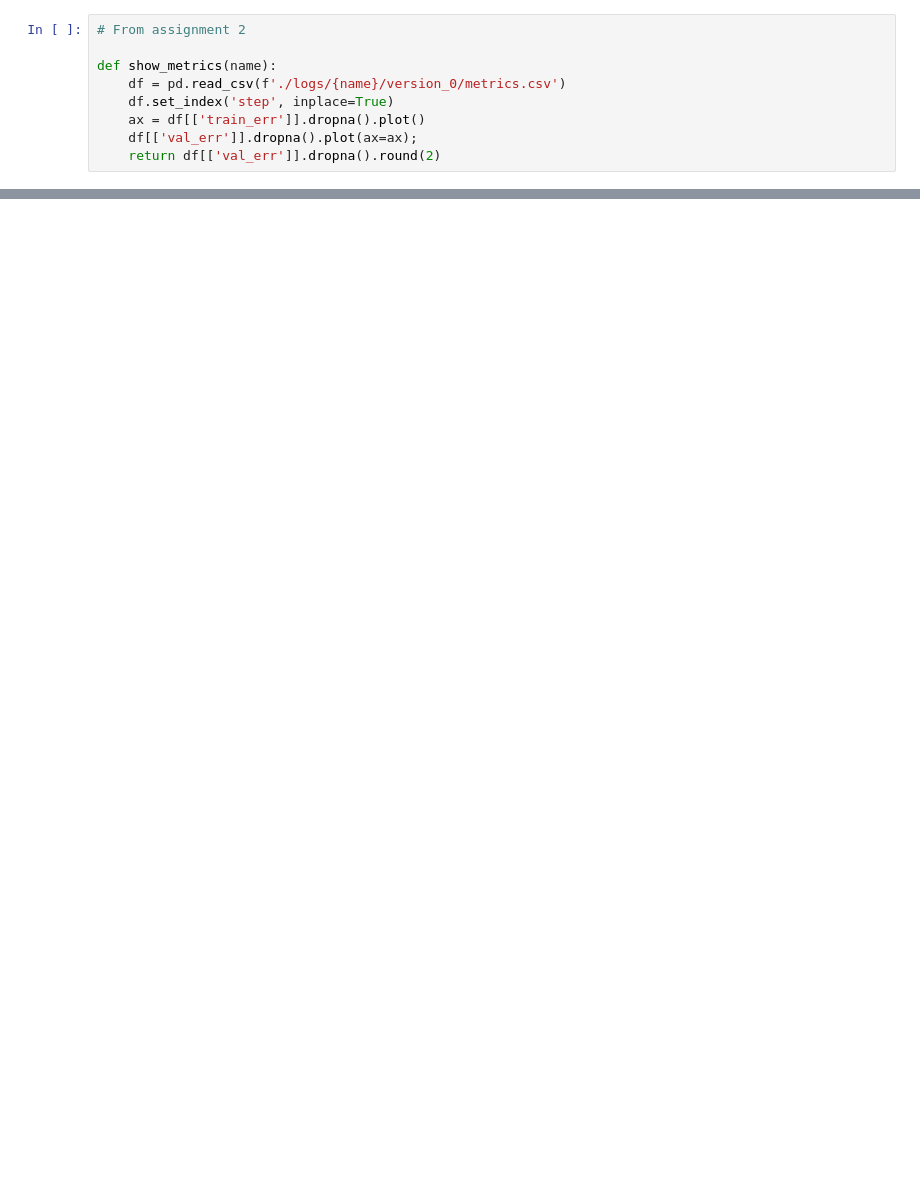
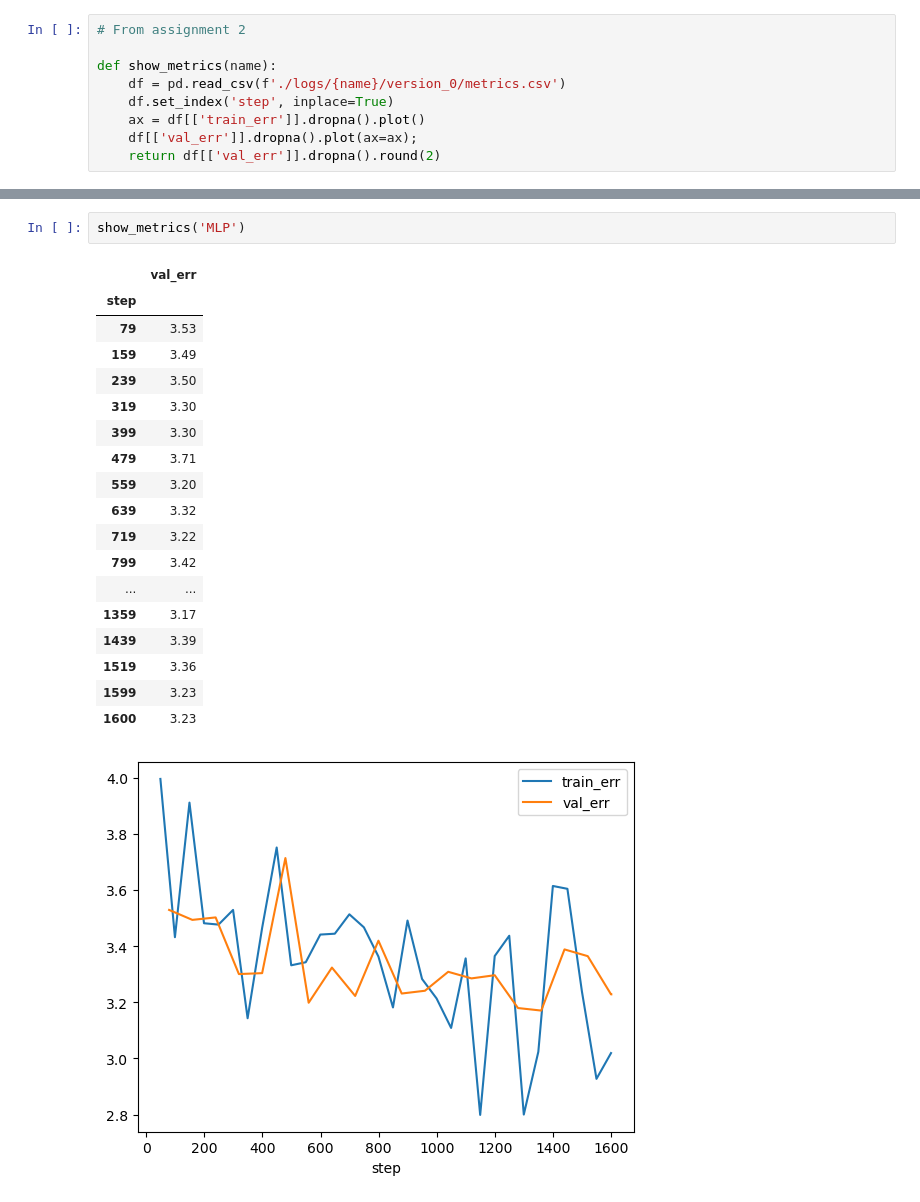
Before and after one commit to TreeLeef/nhl-performance-forecasting, a Jupyter notebook: worksheet.ipynb, the cells around one changed output, grey strips where cells are left out. Cells and saved outputs as stored; diff of their text form; blank space fills up the shorter version.

```diff
--- a/worksheet.ipynb
+++ b/worksheet.ipynb
@@ -574,0 +649,22 @@ def show_metrics(name):
+# %%
+show_metrics('MLP')
+# %% [output]
+|  | val_err |
+| step |  |
+| 79 | 3.53 |
+| 159 | 3.49 |
+| 239 | 3.50 |
+| 319 | 3.30 |
+| 399 | 3.30 |
+| 479 | 3.71 |
+| 559 | 3.20 |
+| 639 | 3.32 |
+| 719 | 3.22 |
+| 799 | 3.42 |
+| ... | ... |
+| 1359 | 3.17 |
+| 1439 | 3.39 |
+| 1519 | 3.36 |
+| 1599 | 3.23 |
+| 1600 | 3.23 |
+[figure, added]
```
Also changed, not shown: parts of 6 cells of this notebook, 2 other files.
